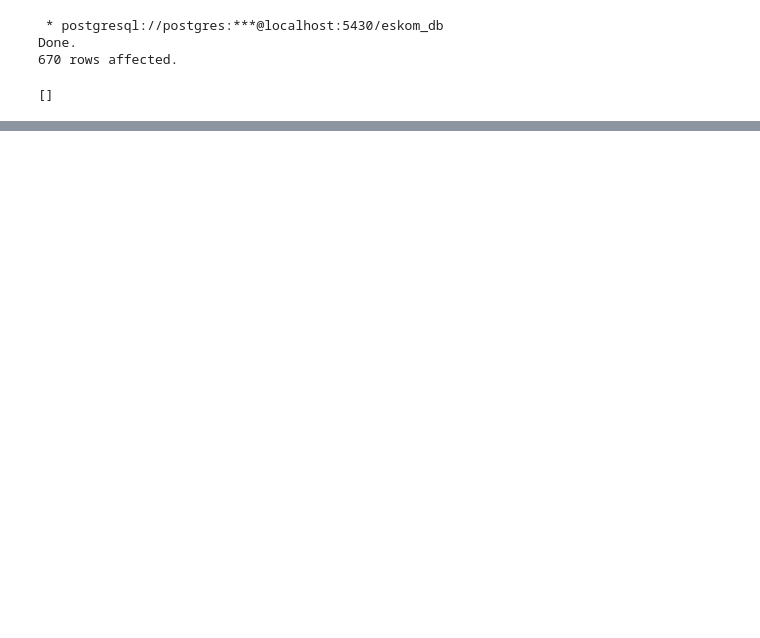
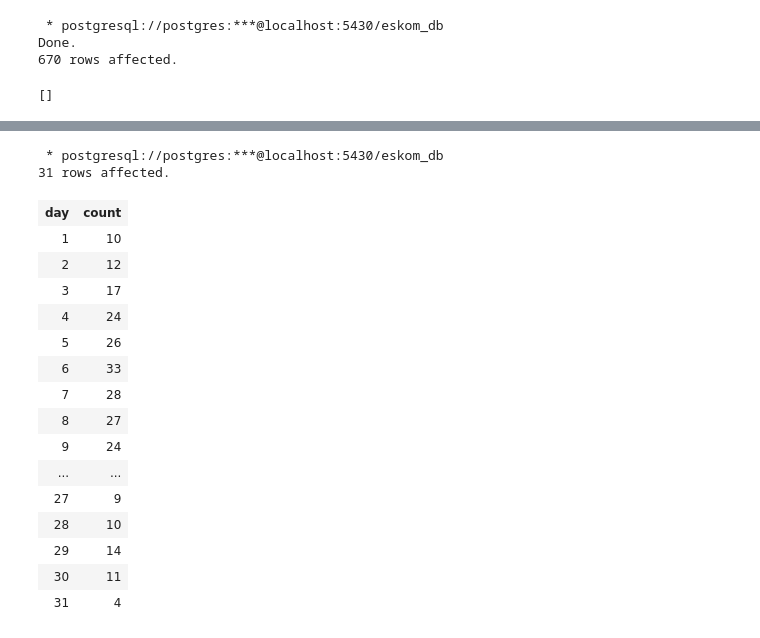
Before and after one commit to The-DigitalAcademy/Eskom_Data_Analysis, a Jupyter notebook: Loadshedding.ipynb, the cells around one changed output, grey strips where cells are left out. Cells and saved outputs as stored; diff of their text form; code cells hidden in the pictures; blank space fills up the shorter version.

```diff
--- a/Loadshedding.ipynb
+++ b/Loadshedding.ipynb
@@ -75,0 +88,22 @@ counts
+# %%
+daily_changes = %sql SELECT day,COUNT(stage) FROM load_shedding_clean GROUP BY day ORDER BY day
+daily_changes
+# %% [output]
+ * postgresql://postgres:***@localhost:5430/eskom_db
+31 rows affected.
+| day | count |
+| 1 | 10 |
+| 2 | 12 |
+| 3 | 17 |
+| 4 | 24 |
+| 5 | 26 |
+| 6 | 33 |
+| 7 | 28 |
+| 8 | 27 |
+| 9 | 24 |
+| ... | ... |
+| 27 | 9 |
+| 28 | 10 |
+| 29 | 14 |
+| 30 | 11 |
+| 31 | 4 |
```
Also changed, not shown: parts of 7 cells of this notebook.
